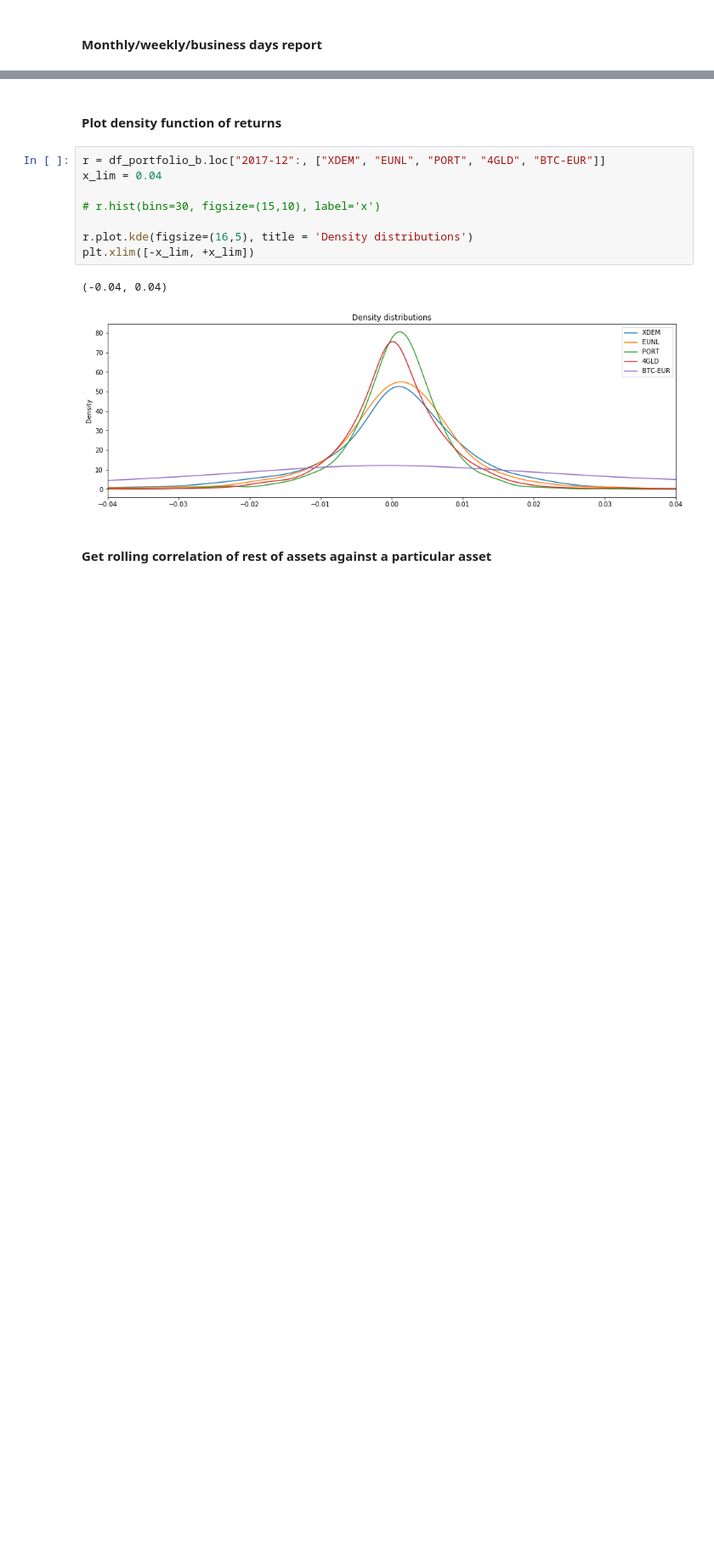
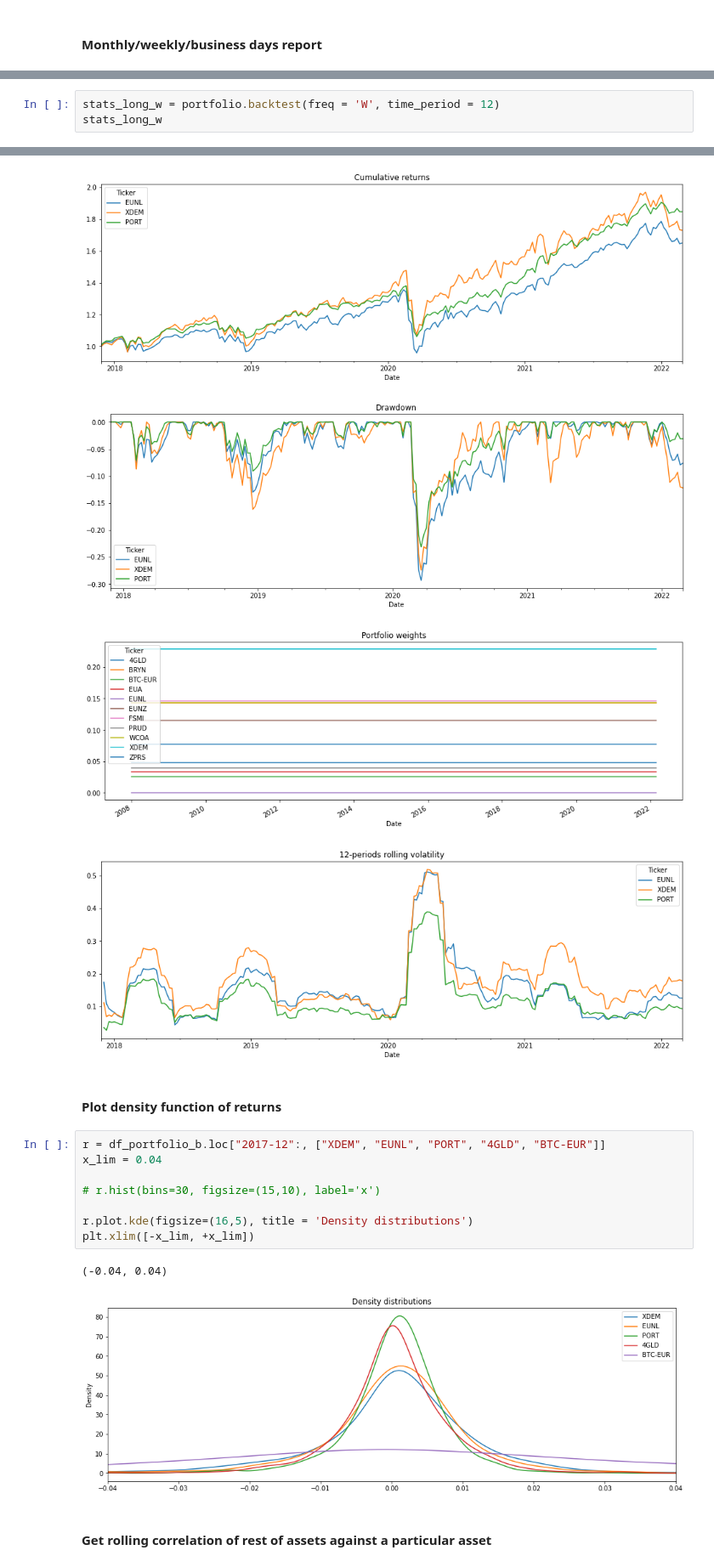
Before and after one commit to jaimeaguilera/Investing-projects, a Jupyter notebook: tracker.ipynb, the cells around one changed output, grey strips where cells are left out. Shown at 85% size. Drawn from its saved outputs; the diff is of its cells as text; blank space fills up the shorter version.

```diff
--- a/tracker.ipynb
+++ b/tracker.ipynb
@@ -304,0 +289,4 @@ stats_w
+# %%
+stats_long_w = portfolio.backtest(freq = 'W', time_period = 12)
+stats_long_w
+# %% [output]
@@ -305,3 +307,7 @@ stats_w
+[figure, added]
+[figure, added]
+[figure, added]
+[figure, added]
 # %% [markdown]
 #### Plot density function of returns
 # %%
```
Also changed, not shown: parts of 8 cells of this notebook, 2 other files.
